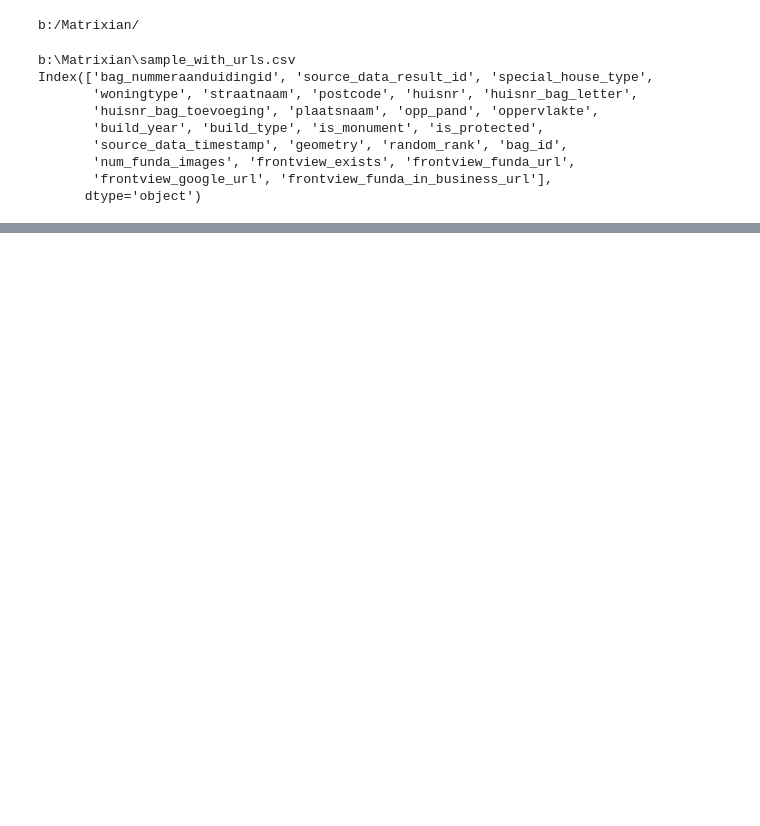
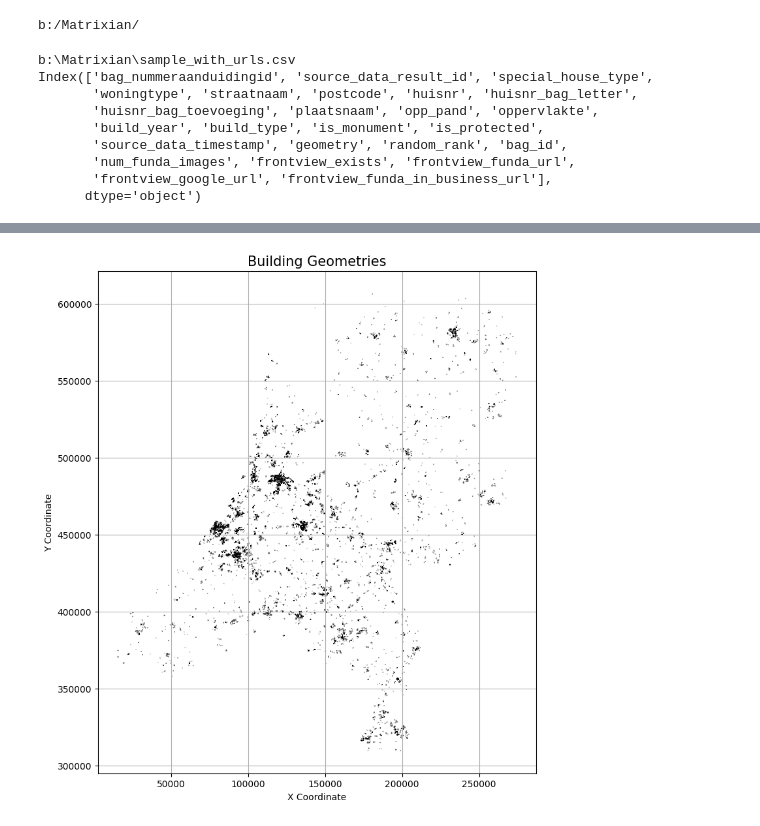
Before and after one commit to averagepindakaasenjoyer/Pangolinis, a Jupyter notebook: Standardize.ipynb, the cells around one changed output, grey strips where cells are left out. Drawn from its saved outputs; the diff is of its cells as text; code cells hidden in the pictures; blank space fills up the shorter version.

```diff
--- a/Standardize.ipynb
+++ b/Standardize.ipynb
@@ -137,3 +164,14 @@ df_sample_with_urls['is_protected'] = df_sample_with_urls['is_protected'].fillna
+# %%
+gdf = gpd.GeoDataFrame(df_sample_with_urls, geometry='geometry')
+gdf.plot(figsize=(10, 10), edgecolor='black', facecolor='lightblue')
+
+plt.title("Building Geometries", fontsize=15)
+plt.xlabel("X Coordinate")
+plt.ylabel("Y Coordinate")
+plt.grid(True)
+plt.show()
+# %% [output]
+[figure, added]
 # %%
 df_sample_with_urls = df_sample_with_urls.drop(columns=[
     'num_funda_images', 'straatnaam',
```
Also changed, not shown: parts of 8 cells of this notebook.
